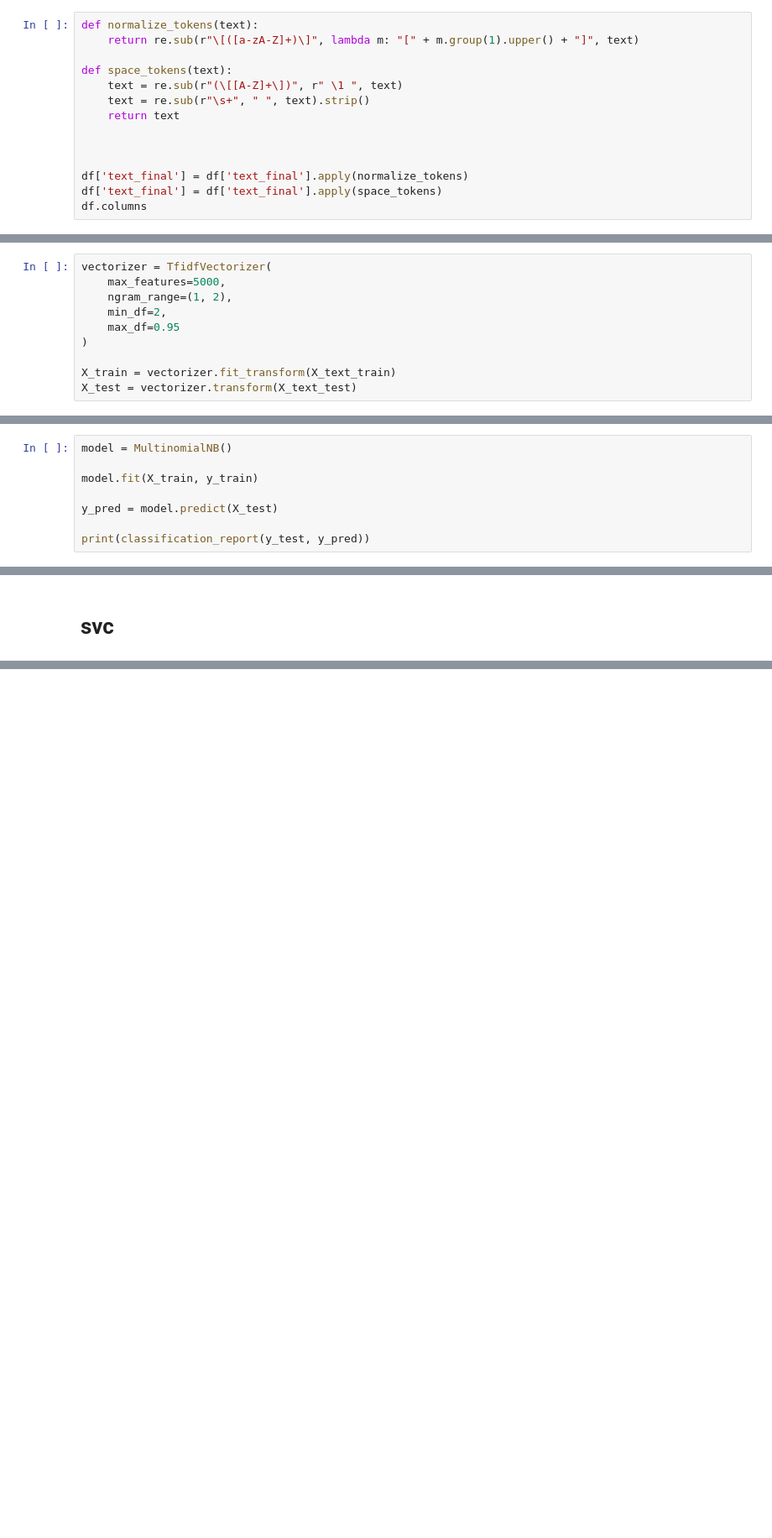
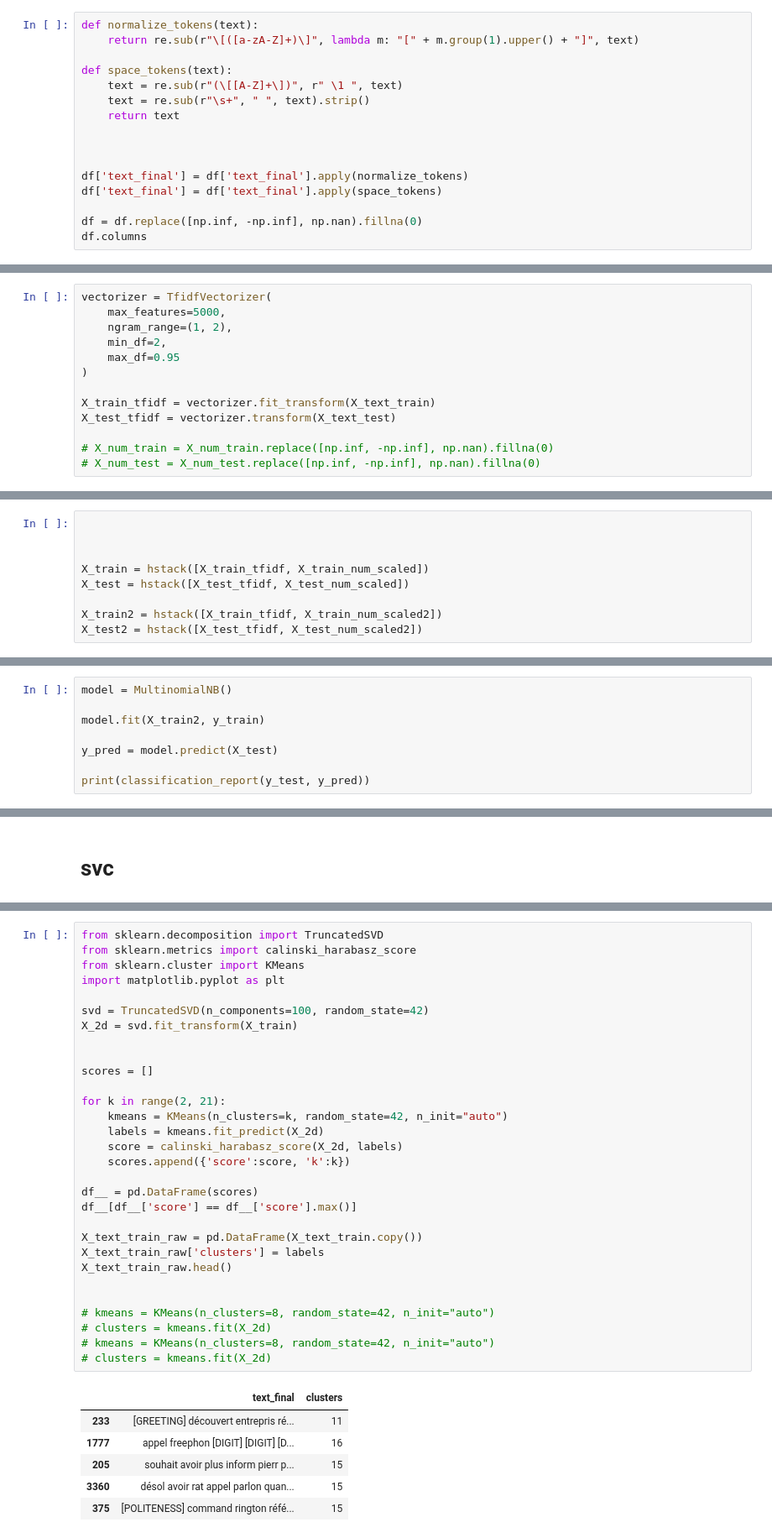
Before and after one commit to promise-temi/Spam_Shield, a Jupyter notebook: notebooks/feature_engineering.ipynb, the cells around one changed output, grey strips where cells are left out. Shown at 84% size. Cells and saved outputs as stored; diff of their text form; blank space fills up the shorter version.

Commit message:
models entrainés et désision prise

```diff
--- a/notebooks/feature_engineering.ipynb
+++ b/notebooks/feature_engineering.ipynb
@@ -676,6 +672,8 @@ def space_tokens(text):
 
 df['text_final'] = df['text_final'].apply(normalize_tokens)
 df['text_final'] = df['text_final'].apply(space_tokens)
+
+df = df.replace([np.inf, -np.inf], np.nan).fillna(0)
 df.columns
 # %% [output]
 Index(['text', 'label', 'msg_length', 'msg_word_count',
@@ -741,5 +748,8 @@ vectorizer = TfidfVectorizer(
     max_df=0.95
 )
 
-X_train = vectorizer.fit_transform(X_text_train)
-X_test = vectorizer.transform(X_text_test)
+X_train_tfidf = vectorizer.fit_transform(X_text_train)
+X_test_tfidf = vectorizer.transform(X_text_test)
+
+# X_num_train = X_num_train.replace([np.inf, -np.inf], np.nan).fillna(0)
+# X_num_test = X_num_test.replace([np.inf, -np.inf], np.nan).fillna(0)
@@ -745,0 +781,9 @@ X_test = vectorizer.transform(X_text_test)
+# %%
+
+
+
+X_train = hstack([X_train_tfidf, X_train_num_scaled])
+X_test = hstack([X_test_tfidf, X_test_num_scaled])
+
+X_train2 = hstack([X_train_tfidf, X_train_num_scaled2])
+X_test2 = hstack([X_test_tfidf, X_test_num_scaled2])
@@ -748,7 +798,7 @@ X_test = vectorizer.transform(X_text_test)
 # %%
 model = MultinomialNB()
 
-model.fit(X_train, y_train)
+model.fit(X_train2, y_train)
 
 y_pred = model.predict(X_test)
 
@@ -930,0 +1000,37 @@ F1-score : 0.9922231056115751
+# %%
+from sklearn.decomposition import TruncatedSVD
+from sklearn.metrics import calinski_harabasz_score
+from sklearn.cluster import KMeans
+import matplotlib.pyplot as plt
+
+svd = TruncatedSVD(n_components=100, random_state=42)
+X_2d = svd.fit_transform(X_train)
+
+
+scores = []
+
+for k in range(2, 21):
+    kmeans = KMeans(n_clusters=k, random_state=42, n_init="auto")
+    labels = kmeans.fit_predict(X_2d)
+    score = calinski_harabasz_score(X_2d, labels)
+    scores.append({'score':score, 'k':k})
+
+df__ = pd.DataFrame(scores)
+df__[df__['score'] == df__['score'].max()]
+
+X_text_train_raw = pd.DataFrame(X_text_train.copy())
+X_text_train_raw['clusters'] = labels
+X_text_train_raw.head()
+
+
+# kmeans = KMeans(n_clusters=8, random_state=42, n_init="auto")
+# clusters = kmeans.fit(X_2d)
+# kmeans = KMeans(n_clusters=8, random_state=42, n_init="auto")
+# clusters = kmeans.fit(X_2d)
+# %% [output]
+|  | text_final | clusters |
+| 233 | [GREETING] découvert entrepris ré... | 11 |
+| 1777 | appel freephon [DIGIT] [DIGIT] [D... | 16 |
+| 205 | souhait avoir plus inform pierr p... | 15 |
+| 3360 | désol avoir rat appel parlon quan... | 15 |
+| 375 | [POLITENESS] command rington réfé... | 15 |
```
Also changed, not shown: parts of 23 cells of this notebook, 3 other files.
